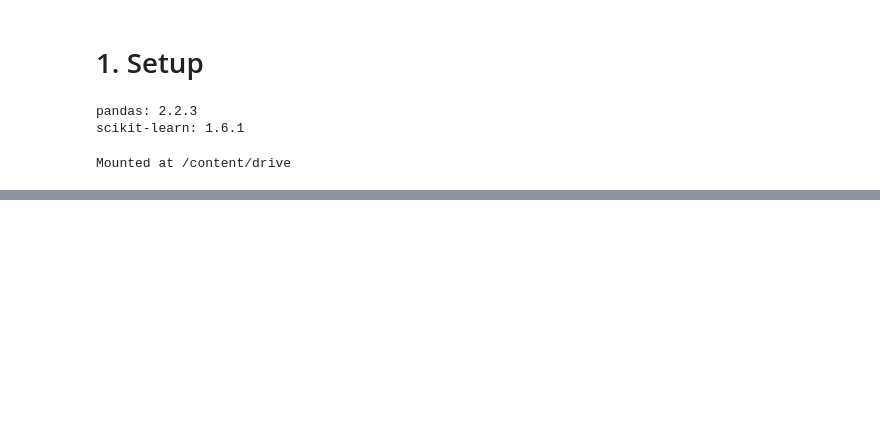
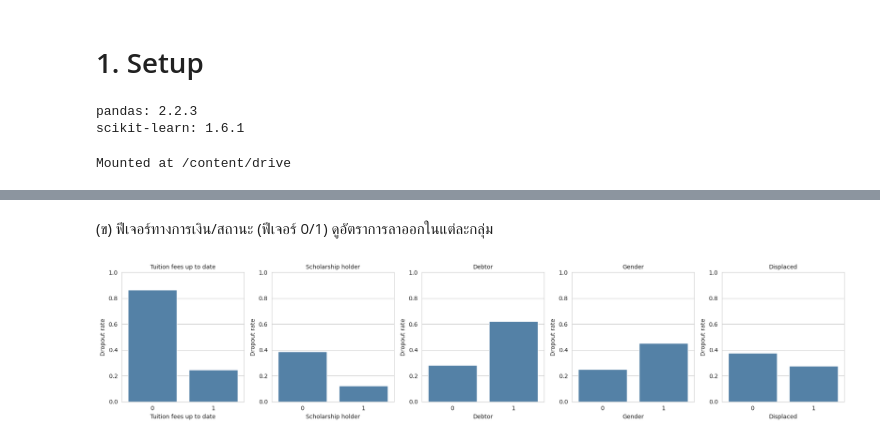
Before and after one commit to TalayPsu/student-dropout-prediction, a Jupyter notebook: notebooks/01_eda_and_modeling.ipynb, the cells around one changed output, grey strips where cells are left out. Cells and saved outputs as stored; diff of their text form; code cells hidden in the pictures; blank space fills up the shorter version.

```diff
--- a/notebooks/01_eda_and_modeling.ipynb
+++ b/notebooks/01_eda_and_modeling.ipynb
@@ -23,0 +218,16 @@ Mounted at /content/drive
+# %% [markdown]
+(ข) ฟีเจอร์ทางการเงิน/สถานะ (ฟีเจอร์ 0/1) ดูอัตราการลาออกในแต่ละกลุ่ม
+# %%
+bin_cols = ['Tuition fees up to date', 'Scholarship holder', 'Debtor', 'Gender', 'Displaced']
+
+fig, axes = plt.subplots(1, 5, figsize=(18, 4))
+for ax, col in zip(axes, bin_cols):
+    rate = df.groupby(col)['Dropout'].mean()
+    sns.barplot(x=rate.index, y=rate.values, ax=ax, color='steelblue')
+    ax.set_title(col, fontsize=10)
+    ax.set_ylabel('Dropout rate')
+    ax.set_ylim(0, 1)
+plt.tight_layout()
+plt.show()
+# %% [output]
+[figure, added]
```
Also changed, not shown: parts of 74 cells of this notebook.
